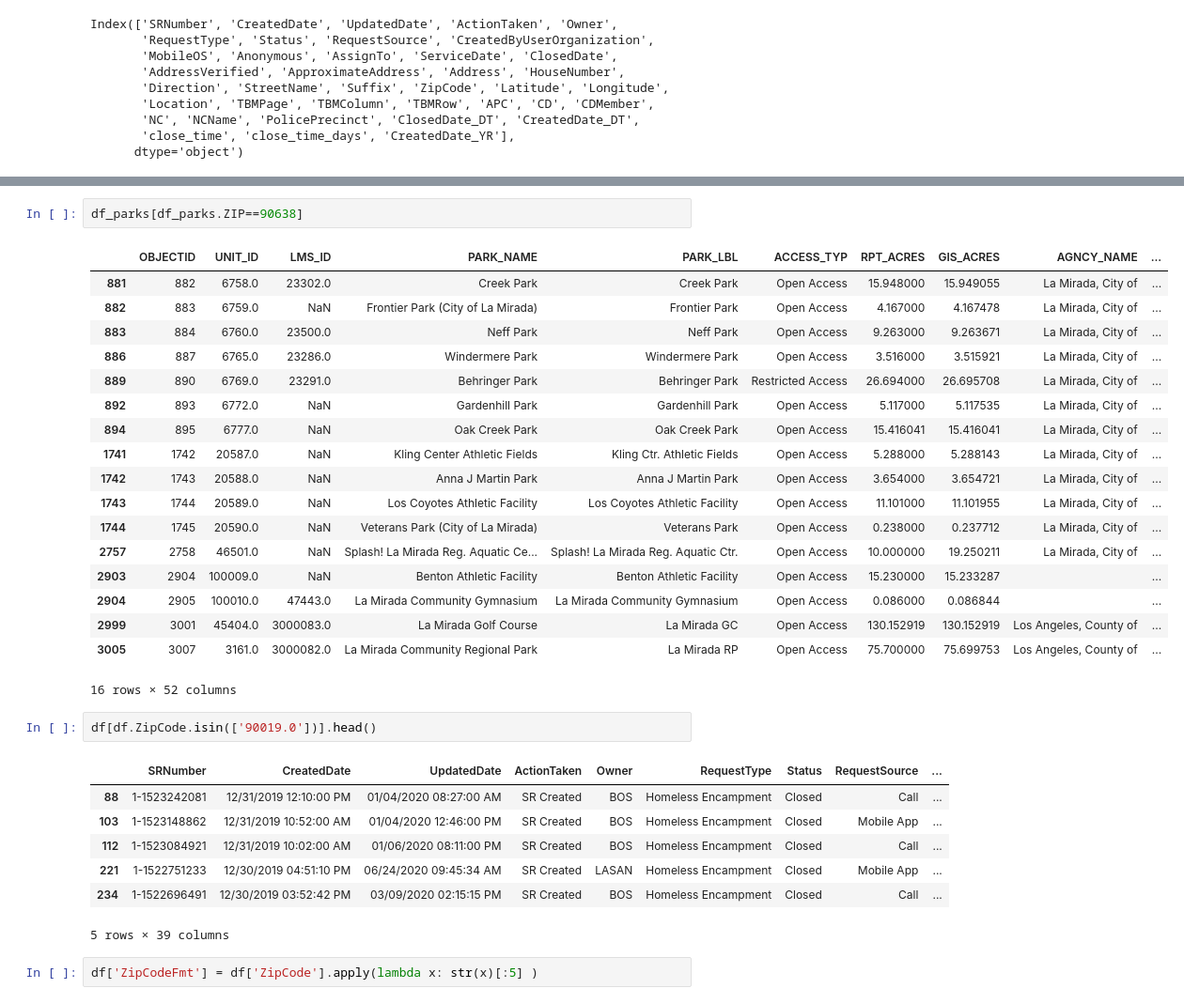
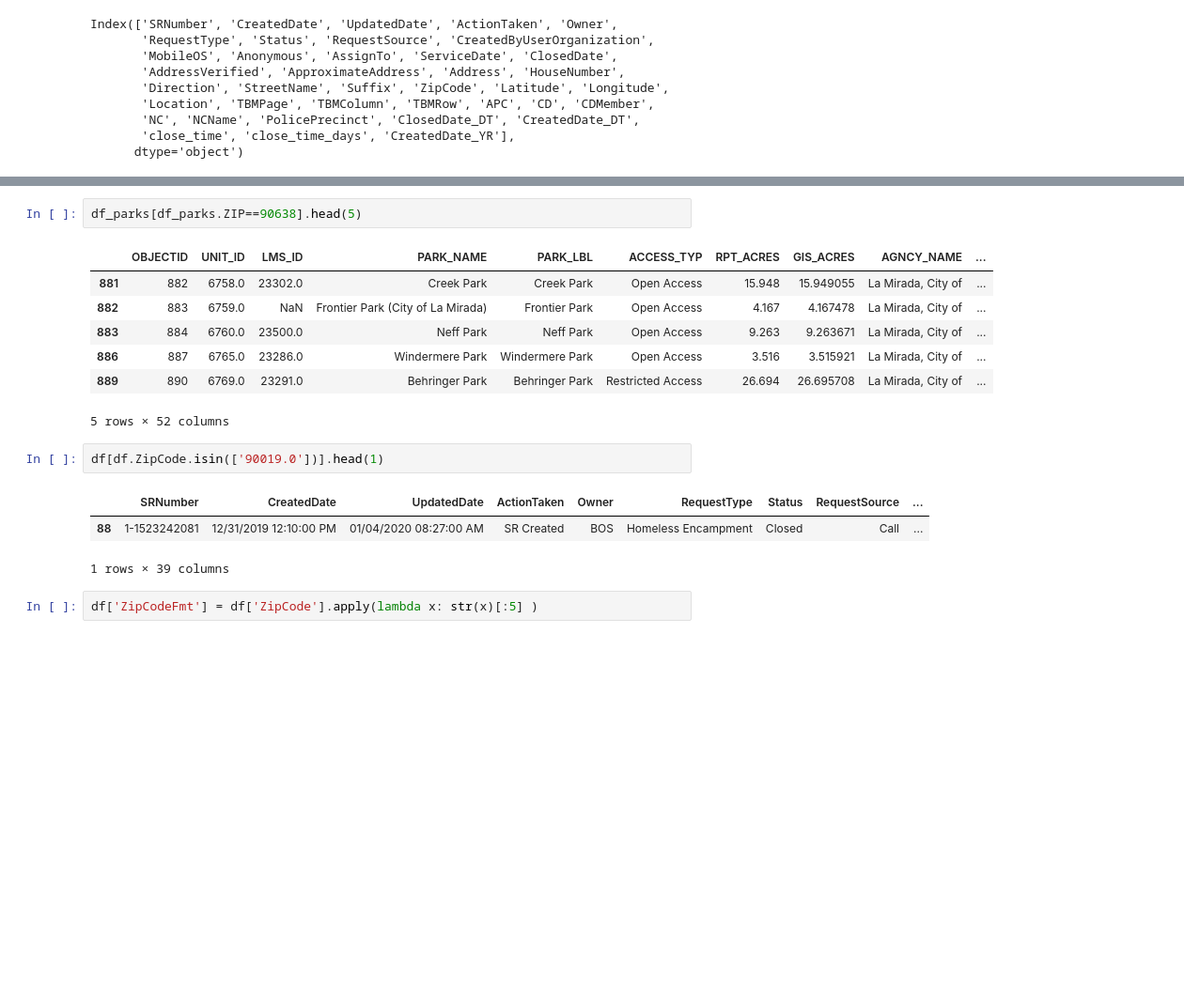
Before and after one commit to aeaiu/usable_ai_project, a Jupyter notebook: Notebooks/3_parks_eda.ipynb, the cells around one changed output, grey strips where cells are left out. Shown: that part at 94% size. Cells and saved outputs as stored; diff of their text form; blank space fills up the shorter version.

```diff
--- a/Notebooks/3_parks_eda.ipynb
+++ b/Notebooks/3_parks_eda.ipynb
@@ -145,36 +141,21 @@ array([91711., 93535., 90022., 91307., 90230., 90265., 90068., 90032.,
        91126., 91502., 90401., 91403., 91008., 91351., 90623., 90073.,
        90010., 90017., 90048., 91020., 93563., 91759., 90056.])
 # %%
-df_parks[df_parks.ZIP==90638]
+df_parks[df_parks.ZIP==90638].head(5)
 # %% [output]
 |  | OBJECTID | UNIT_ID | LMS_ID | PARK_NAME | PARK_LBL | ACCESS_TYP | RPT_ACRES | GIS_ACRES | AGNCY_NAME | ... |
-| 881 | 882 | 6758.0 | 23302.0 | Creek Park | Creek Park | Open Access | 15.948000 | 15.949055 | La Mirada, City of | ... |
-| 882 | 883 | 6759.0 | NaN | Frontier Park (City of La Mirada) | Frontier Park | Open Access | 4.167000 | 4.167478 | La Mirada, City of | ... |
-| 883 | 884 | 6760.0 | 23500.0 | Neff Park | Neff Park | Open Access | 9.263000 | 9.263671 | La Mirada, City of | ... |
-| 886 | 887 | 6765.0 | 23286.0 | Windermere Park | Windermere Park | Open Access | 3.516000 | 3.515921 | La Mirada, City of | ... |
-| 889 | 890 | 6769.0 | 23291.0 | Behringer Park | Behringer Park | Restricted Access | 26.694000 | 26.695708 | La Mirada, City of | ... |
-| 892 | 893 | 6772.0 | NaN | Gardenhill Park | Gardenhill Park | Open Access | 5.117000 | 5.117535 | La Mirada, City of | ... |
-| 894 | 895 | 6777.0 | NaN | Oak Creek Park | Oak Creek Park | Open Access | 15.416041 | 15.416041 | La Mirada, City of | ... |
-| 1741 | 1742 | 20587.0 | NaN | Kling Center Athletic Fields | Kling Ctr. Athletic Fields | Open Access | 5.288000 | 5.288143 | La Mirada, City of | ... |
-| 1742 | 1743 | 20588.0 | NaN | Anna J Martin Park | Anna J Martin Park | Open Access | 3.654000 | 3.654721 | La Mirada, City of | ... |
-| 1743 | 1744 | 20589.0 | NaN | Los Coyotes Athletic Facility | Los Coyotes Athletic Facility | Open Access | 11.101000 | 11.101955 | La Mirada, City of | ... |
-| 1744 | 1745 | 20590.0 | NaN | Veterans Park (City of La Mirada) | Veterans Park | Open Access | 0.238000 | 0.237712 | La Mirada, City of | ... |
-| 2757 | 2758 | 46501.0 | NaN | Splash! La Mirada Reg. Aquatic Ce... | Splash! La Mirada Reg. Aquatic Ctr. | Open Access | 10.000000 | 19.250211 | La Mirada, City of | ... |
-| 2903 | 2904 | 100009.0 | NaN | Benton Athletic Facility | Benton Athletic Facility | Open Access | 15.230000 | 15.233287 |  | ... |
-| 2904 | 2905 | 100010.0 | 47443.0 | La Mirada Community Gymnasium | La Mirada Community Gymnasium | Open Access | 0.086000 | 0.086844 |  | ... |
-| 2999 | 3001 | 45404.0 | 3000083.0 | La Mirada Golf Course | La Mirada GC | Open Access | 130.152919 | 130.152919 | Los Angeles, County of | ... |
-| 3005 | 3007 | 3161.0 | 3000082.0 | La Mirada Community Regional Park | La Mirada RP | Open Access | 75.700000 | 75.699753 | Los Angeles, County of | ... |
+| 881 | 882 | 6758.0 | 23302.0 | Creek Park | Creek Park | Open Access | 15.948 | 15.949055 | La Mirada, City of | ... |
+| 882 | 883 | 6759.0 | NaN | Frontier Park (City of La Mirada) | Frontier Park | Open Access | 4.167 | 4.167478 | La Mirada, City of | ... |
+| 883 | 884 | 6760.0 | 23500.0 | Neff Park | Neff Park | Open Access | 9.263 | 9.263671 | La Mirada, City of | ... |
+| 886 | 887 | 6765.0 | 23286.0 | Windermere Park | Windermere Park | Open Access | 3.516 | 3.515921 | La Mirada, City of | ... |
+| 889 | 890 | 6769.0 | 23291.0 | Behringer Park | Behringer Park | Restricted Access | 26.694 | 26.695708 | La Mirada, City of | ... |
-16 rows × 52 columns
+5 rows × 52 columns
 # %%
-df[df.ZipCode.isin(['90019.0'])].head()
+df[df.ZipCode.isin(['90019.0'])].head(1)
 # %% [output]
 |  | SRNumber | CreatedDate | UpdatedDate | ActionTaken | Owner | RequestType | Status | RequestSource | ... |
 | 88 | 1-1523242081 | 12/31/2019 12:10:00 PM | 01/04/2020 08:27:00 AM | SR Created | BOS | Homeless Encampment | Closed | Call | ... |
-| 103 | 1-1523148862 | 12/31/2019 10:52:00 AM | 01/04/2020 12:46:00 PM | SR Created | BOS | Homeless Encampment | Closed | Mobile App | ... |
-| 112 | 1-1523084921 | 12/31/2019 10:02:00 AM | 01/06/2020 08:11:00 PM | SR Created | BOS | Homeless Encampment | Closed | Call | ... |
-| 221 | 1-1522751233 | 12/30/2019 04:51:10 PM | 06/24/2020 09:45:34 AM | SR Created | LASAN | Homeless Encampment | Closed | Mobile App | ... |
-| 234 | 1-1522696491 | 12/30/2019 03:52:42 PM | 03/09/2020 02:15:15 PM | SR Created | BOS | Homeless Encampment | Closed | Call | ... |
-5 rows × 39 columns
+1 rows × 39 columns
 # %%
 df['ZipCodeFmt'] = df['ZipCode'].apply(lambda x: str(x)[:5] )
 # %%
```
Also changed, not shown: parts of 13 cells of this notebook.
